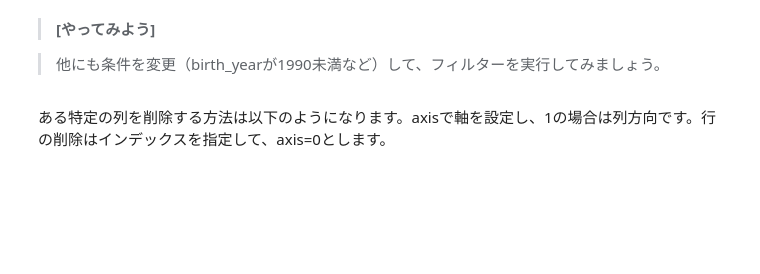
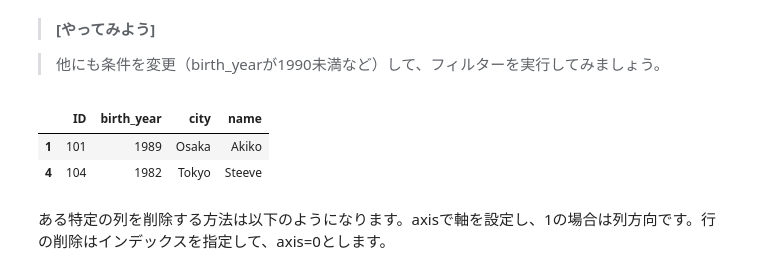
Before and after one commit to modeverv/01_byosoku_deeplearning, a Jupyter notebook: Chapter2_ver2.ipynb, the cells around one changed output. Cells and saved outputs as stored; diff of their text form; code cells hidden in the pictures; blank space fills up the shorter version.

```diff
--- a/Chapter2_ver2.ipynb
+++ b/Chapter2_ver2.ipynb
@@ -542,6 +617,12 @@ attri_data_frame1[attri_data_frame1['city'].isin(['Tokyo','Osaka'])]
 >**[やってみよう]**
 
 >他にも条件を変更（birth_yearが1990未満など）して、フィルターを実行してみましょう。
+# %%
+attri_data_frame1[attri_data_frame1['birth_year'] < 1990]
+# %% [output]
+|  | ID | birth_year | city | name |
+| 1 | 101 | 1989 | Osaka | Akiko |
+| 4 | 104 | 1982 | Tokyo | Steeve |
 # %% [markdown]
 ある特定の列を削除する方法は以下のようになります。axisで軸を設定し、1の場合は列方向です。行の削除はインデックスを指定して、axis=0とします。
 # %%
```
Also changed, not shown: parts of 27 cells of this notebook.
